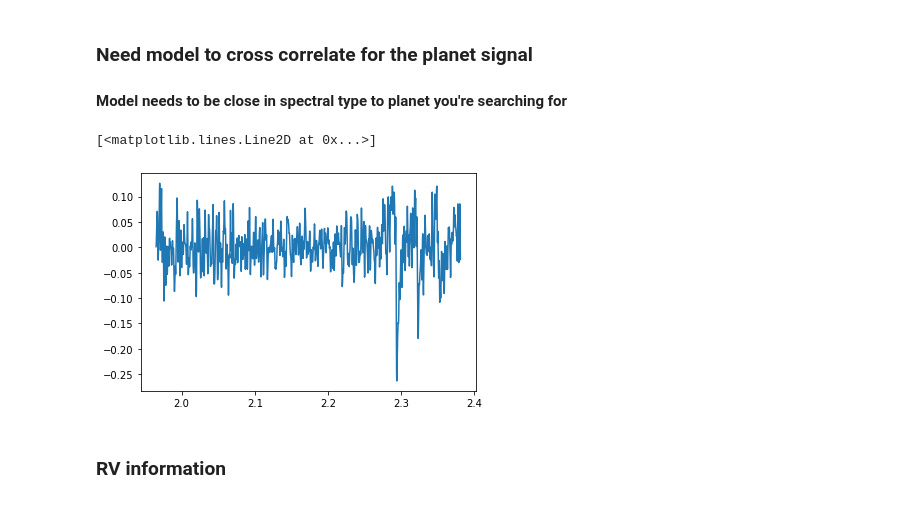
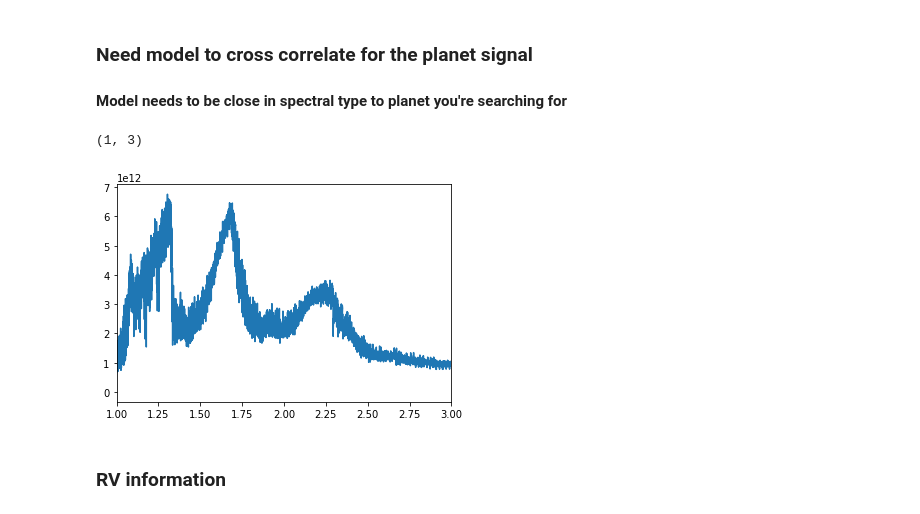
Before and after one commit to k2wilcomb/CCF, a Jupyter notebook: ccf.py.ipynb, the cells around one changed output. Cells and saved outputs as stored; diff of their text form; code cells hidden in the pictures.

```diff
--- a/ccf.py.ipynb
+++ b/ccf.py.ipynb
@@ -94,14 +92,19 @@ Wavelengths = Wavelengths /1000 *u.micron
 ### Need model to cross correlate for the planet signal
 #### Model needs to be close in spectral type to planet you're searching for
 # %%
-t3 = np.genfromtxt('2048_377_0_1_1.txt')
-cowaves = t3[:,1]*u.micron
-cofluxes = t3[:,0]
+#t3 = np.genfromtxt('2048_377_0_1_1.txt')
+#cowaves = t3[:,1]*u.micron
+#cofluxes = t3[:,0]
+
+t3 = np.genfromtxt('ccf_kappa_mod.txt')
+cowaves = t3[:,0] *u.micron
+cofluxes = t3[:,1]
 # %%
 plt.plot(cowaves, cofluxes)
+plt.xlim([1,3])
 # %% [output]
-[<matplotlib.lines.Line2D at 0x...>]
+(1, 3)
-[figure, old version]
+[figure, new version]
 # %%
 #need to read in 51 Eri spec for GJ 504 b
 #erib = '51Erib_model_osiris_k.sav' #sav data file
```
Also changed, not shown: parts of 10 cells of this notebook, 4 other files.
